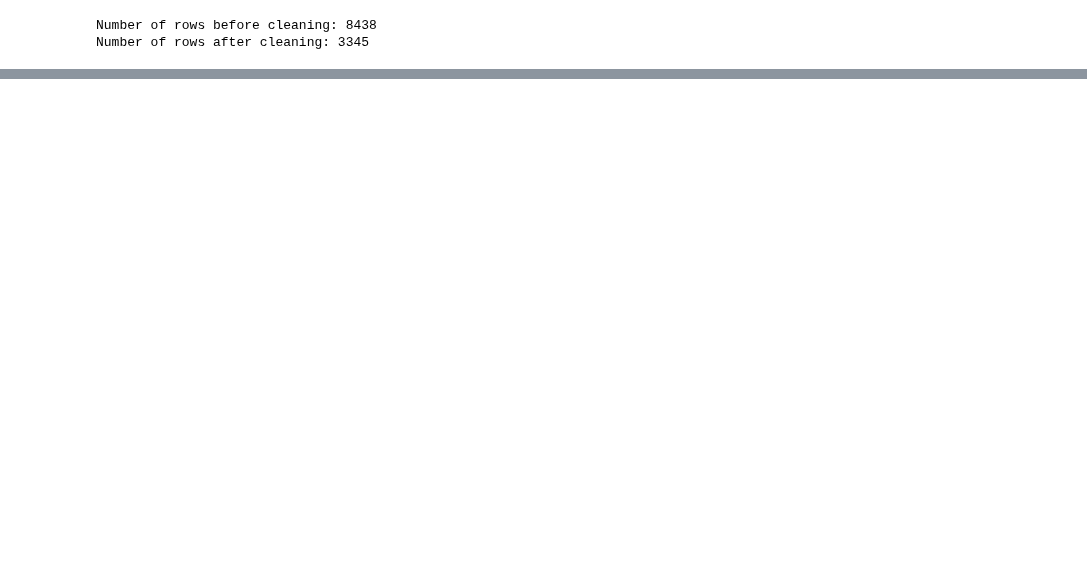
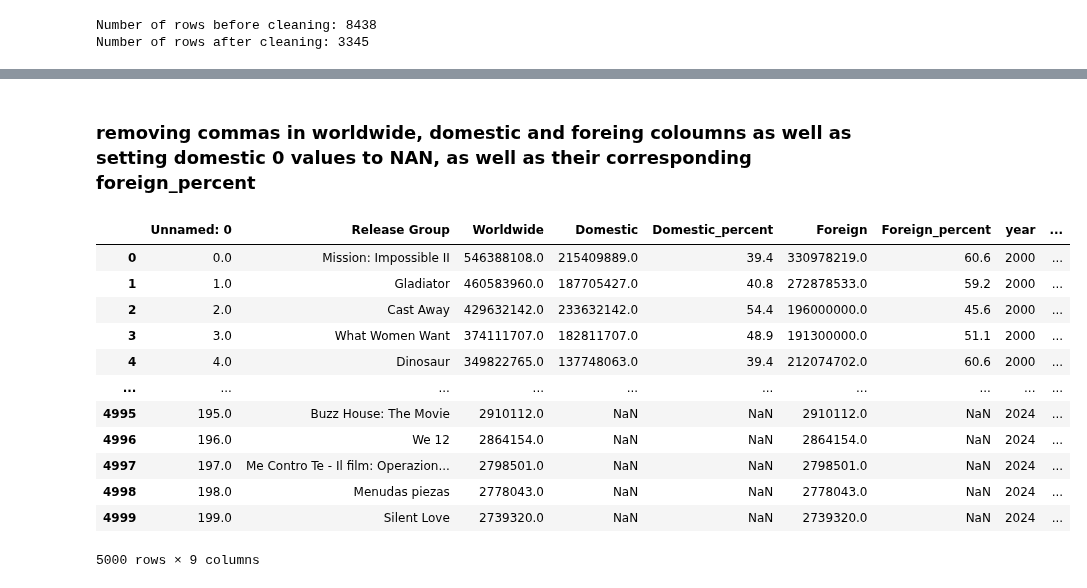
Before and after one commit to epfl-ada/ada-2024-project-thelordsofdata, a Jupyter notebook: src/data/cmu_analysis.ipynb, the cells around one changed output, grey strips where cells are left out. Saved outputs shown, nothing was run; the diff lists cells and outputs as text; code cells hidden in the pictures; blank space fills up the shorter version.

Commit message:
ameer data up to standard

```diff
--- a/src/data/cmu_analysis.ipynb
+++ b/src/data/cmu_analysis.ipynb
@@ -343,0 +346,2 @@ df_cleaned_with_budget_drop.head()
+# %%
+path ='C:/Users/ameer/OneDrive/Desktop/alysuii/Project github/ada-2024-project-thelordsofdata/src/data/'
@@ -343,0 +353,9 @@ df_cleaned_with_budget_drop.head()
+# %%
+# Load the datasets
+df1 = pd.read_csv(os.path.join(path, 'Movies Box Office Collection Data 2000-2024/2000-2009 Movies Box Ofice Collection.csv'))
+df2 = pd.read_csv(os.path.join(path, 'Movies Box Office Collection Data 2000-2024/2010-2024 Movies Box Ofice Collection.csv'))
+df3 = pd.read_csv(os.path.join(path, 'Movies Box Office Collection Data 2000-2024/2024 Movies Box Ofice Collection.csv'))
+
+# Concatenate the datasets
+df = pd.concat([df1, df2, df3], ignore_index=True)
+print(df)
@@ -343,0 +380,32 @@ df_cleaned_with_budget_drop.head()
+# %% [markdown]
+### removing commas in worldwide, domestic and foreing coloumns as well as setting domestic 0 values to NAN, as well as their corresponding foreign_percent
+# %%
+# Remove commas and convert to numeric for the specified columns
+for column in ['Worldwide', 'Domestic', 'Foreign']:
+    df[column] = df[column].astype(str).str.replace(',', '').astype(float)
+
+# Set Domestic zero values to NaN
+df['Domestic'] = df['Domestic'].replace(0, np.nan)
+
+# Set corresponding Domestic_percent to NaN if Domestic is NaN
+df['Domestic_percent'] = np.where(df['Domestic'].isna(), np.nan, df['Domestic_percent'])
+
+
+# Set corresponding Foreign_percent to NaN if Domestic is NaN
+df['Foreign_percent'] = np.where(df['Domestic'].isna(), np.nan, df['Foreign_percent'])
+
+df
+# %% [output]
+|  | Unnamed: 0 | Release Group | Worldwide | Domestic | Domestic_percent | Foreign | Foreign_percent | year | ... |
+| 0 | 0.0 | Mission: Impossible II | 546388108.0 | 215409889.0 | 39.4 | 330978219.0 | 60.6 | 2000 | ... |
+| 1 | 1.0 | Gladiator | 460583960.0 | 187705427.0 | 40.8 | 272878533.0 | 59.2 | 2000 | ... |
+| 2 | 2.0 | Cast Away | 429632142.0 | 233632142.0 | 54.4 | 196000000.0 | 45.6 | 2000 | ... |
+| 3 | 3.0 | What Women Want | 374111707.0 | 182811707.0 | 48.9 | 191300000.0 | 51.1 | 2000 | ... |
+| 4 | 4.0 | Dinosaur | 349822765.0 | 137748063.0 | 39.4 | 212074702.0 | 60.6 | 2000 | ... |
+| ... | ... | ... | ... | ... | ... | ... | ... | ... | ... |
+| 4995 | 195.0 | Buzz House: The Movie | 2910112.0 | NaN | NaN | 2910112.0 | NaN | 2024 | ... |
+| 4996 | 196.0 | We 12 | 2864154.0 | NaN | NaN | 2864154.0 | NaN | 2024 | ... |
+| 4997 | 197.0 | Me Contro Te - Il film: Operazion... | 2798501.0 | NaN | NaN | 2798501.0 | NaN | 2024 | ... |
+| 4998 | 198.0 | Menudas piezas | 2778043.0 | NaN | NaN | 2778043.0 | NaN | 2024 | ... |
+| 4999 | 199.0 | Silent Love | 2739320.0 | NaN | NaN | 2739320.0 | NaN | 2024 | ... |
+5000 rows × 9 columns
```
Also changed, not shown: parts of 11 cells of this notebook, 4 other files.
